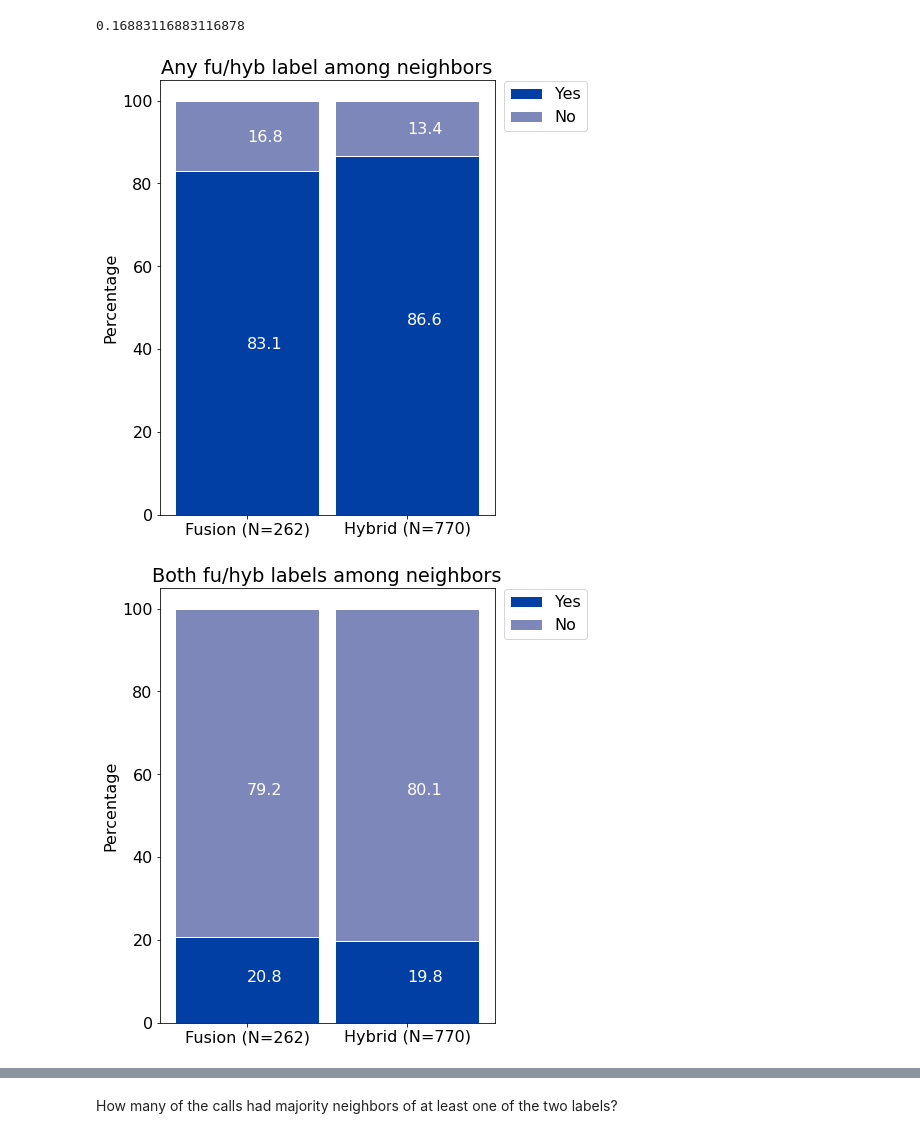
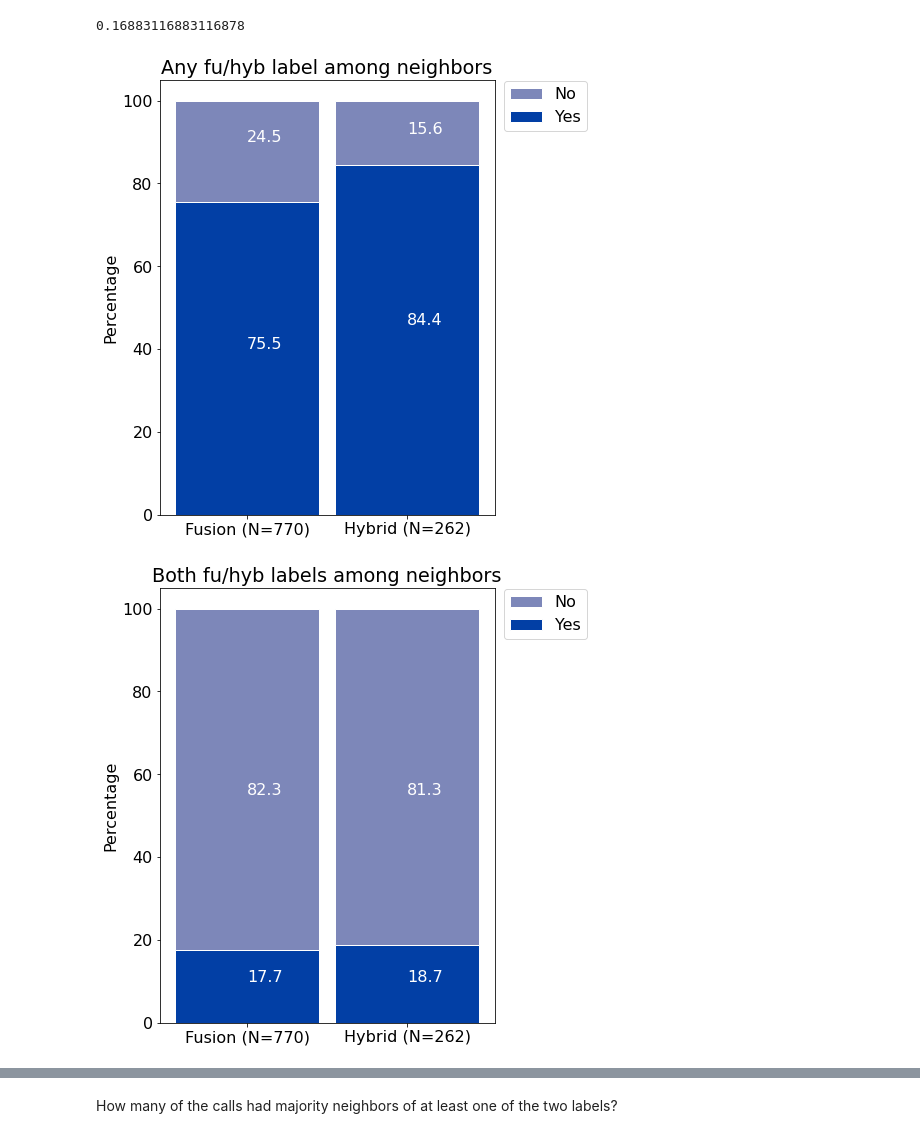
Before and after one commit to marathomas/meerkat, a Jupyter notebook: 06_meerkat_hyb_fu.ipynb, the cells around one changed output, grey strips where cells are left out. Saved outputs shown, nothing was run; the diff lists cells and outputs as text; code cells hidden in the pictures.

```diff
--- a/06_meerkat_hyb_fu.ipynb
+++ b/06_meerkat_hyb_fu.ipynb
@@ -1124,4 +1248,14 @@ for i in range(hybfu_classi.shape[0]):
   if ((hybfu_classi.loc[i,'first_label'] in neighbors) and (hybfu_classi.loc[i,'second_label'] in neighbors)):
     in_neighbors[i] = 1
 
-hybfu_classi['in_neighbors'] = in_neighbors
+hybfu_classi['both_in_neighbors'] = in_neighbors
+# %%
+hybfu_classi_neighbors = np.asarray(hybfu_classi[['neighbor_1', 'neighbor_2', 'neighbor_3', 'neighbor_4', 'neighbor_5']])
+in_neighbors = [0]* hybfu_classi.shape[0]
+
+for i in range(hybfu_classi.shape[0]):
+  neighbors = hybfu_classi_neighbors[i,:]
+  if ((hybfu_classi.loc[i,'first_label'] in neighbors) or (hybfu_classi.loc[i,'second_label'] in neighbors)):
+    in_neighbors[i] = 1
+
+hybfu_classi['any_in_neighbors'] = in_neighbors
@@ -1128,5 +1281,13 @@ hybfu_classi['in_neighbors'] = in_neighbors
 # %%
+any_percent = {}
+both_percent = {}
+pure_percent = {}
+total = {}
 for selected_type in ['HYB', 'fu']:
   hybfu_subset = hybfu_classi.loc[hybfu_classi['hybfu_type']==selected_type]
-  print(selected_type, ":", np.sum(hybfu_subset['in_neighbors']), "of", hybfu_subset.shape[0], "(",np.sum(hybfu_subset['in_neighbors'])/hybfu_subset.shape[0], ")" )
+  print(selected_type, ":", np.sum(hybfu_subset['any_in_neighbors']), "of", hybfu_subset.shape[0], "(",np.sum(hybfu_subset['any_in_neighbors'])/hybfu_subset.shape[0], ")" )
+  any_percent[selected_type] = np.sum(hybfu_subset['any_in_neighbors'])/hybfu_subset.shape[0]*100
+  both_percent[selected_type] = np.sum(hybfu_subset['both_in_neighbors'])/hybfu_subset.shape[0]*100
+  pure_percent[selected_type] = hybfu_classi.loc[(hybfu_classi['hybfu_type']==selected_type) & (hybfu_classi['pure_nbrhood']=='yes')].shape[0]/hybfu_subset.shape[0]*100
+  total[selected_type] = hybfu_subset.shape[0]
 # %% [output]
@@ -1144,46 +1305,45 @@ fu : 227 of 770 ( 0.2948051948051948 )
 from matplotlib import rc
 
  # y-axis in bold
 rc('font', weight='regular', size=16)
 plt.figure(figsize=(6,8))
 # Values of each group
-bars1 = [83.1168,86.6412]
-bars2 = [16.88311, 13.358779]
+bars1 = [any_percent['fu'],any_percent['HYB']]
+bars2 = [100-any_percent['fu'], 100-any_percent['HYB']]
 
 
 # Heights of bars1 + bars2
 bars = np.add(bars1, bars2).tolist()
 
 # The position of the bars on the x-axis
 r = [0,1]
 
 # Names of group and bar width
-names = ['Fusion (N=262)',
-         'Hybrid (N=770)']
+names = ['Fusion (N='+str(total['fu'])+')',
+         'Hybrid (N='+str(total['HYB'])+')']
 barWidth = 0.9
 
-# Create brown bars
+# Create  bars
+plt.bar(r, bars2, bottom=bars1, color="#7d87b9", edgecolor='white', width=barWidth, label="No")
 plt.bar(r, bars1, color="#023fa5", edgecolor='white', width=barWidth, label="Yes")
-# Create green bars (middle), on top of the firs ones
-plt.bar(r, bars2, bottom=bars1, color="#7d87b9", edgecolor='white', width=barWidth, label="No")
-# Create green bars (top)
+
 lgd = plt.legend(bbox_to_anchor=(1.3, 0.94), loc='right')
 plt.xticks(r, names, fontweight='regular')
 plt.ylabel('Percentage')
 
-plt.text(0,40,'83.1', color="white")
-plt.text(0,90,'16.8', color="white")
+plt.text(0,40,str(round(any_percent['fu'],1)), color="white")
+plt.text(0,90,str(round((100-any_percent['fu']),1)), color="white")
 
-plt.text(1,46,'86.6', color="white")
-plt.text(1,92,'13.4',color="white")
+plt.text(1,46,str(round(any_percent['HYB'],1)), color="white")
+plt.text(1,92,str(round((100-any_percent['HYB']),1)),color="white")
 
 plt.title('Any fu/hyb label among neighbors')
 # Show graphic
 #plt.show()
 #plt.savefig(FIGURES+'hybfu_majorityvotes.png', dpi=1200)
 plt.savefig(FIGURES+'hybfu_majorityvotes.png', bbox_extra_artists=(lgd,), bbox_inches='tight')
 # %% [output]
-[figure, old version]
+[figure, new version]
 # %%
 from matplotlib import rc
 
@@ -1191,8 +1351,8 @@ from matplotlib import rc
 rc('font', weight='regular', size=16)
 plt.figure(figsize=(6,8))
 # Values of each group
-bars1 = [20.7792, 19.847328]
-bars2 = [79.2208, 80.152672]
+bars1 = [both_percent['fu'],both_percent['HYB']]
+bars2 = [100-both_percent['fu'], 100-both_percent['HYB']]
 
 # Heights of bars1 + bars2
 bars = np.add(bars1, bars2).tolist()
@@ -1201,29 +1361,31 @@ bars = np.add(bars1, bars2).tolist()
 r = [0,1]
 
 # Names of group and bar width
-names = ['Fusion (N=262)',
-         'Hybrid (N=770)']
+names = ['Fusion (N='+str(total['fu'])+')',
+         'Hybrid (N='+str(total['HYB'])+')']
 barWidth = 0.9
 
-# Create brown bars
+# Create  bars
+plt.bar(r, bars2, bottom=bars1, color="#7d87b9", edgecolor='white', width=barWidth, label="No")
 plt.bar(r, bars1, color="#023fa5", edgecolor='white', width=barWidth, label="Yes")
-# Create green bars (middle), on top of the firs ones
-plt.bar(r, bars2, bottom=bars1, color="#7d87b9", edgecolor='white', width=barWidth, label="No")
-# Create green bars (top)
+
 lgd=plt.legend(bbox_to_anchor=(1.3, 0.94), loc='right')
 plt.xticks(r, names, fontweight='regular')
 plt.ylabel('Percentage')
 
-plt.text(0,10,'20.8', color="white")
-plt.text(0,55,'79.2', color="white")
 
-plt.text(1,10,'19.8', color="white")
-plt.text(1,55,'80.1',color="white")
+plt.text(0,10,str(round(both_percent['fu'],1)), color="white")
+plt.text(0,55,str(round((100-both_percent['fu']),1)), color="white")
+
+plt.text(1,10,str(round(both_percent['HYB'],1)), color="white")
+plt.text(1,55,str(round((100-both_percent['HYB']),1)),color="white")
+
+
 
 plt.title('Both fu/hyb labels among neighbors')
 # Show graphic
 #plt.show()
 #plt.savefig(FIGURES+'hybfu_majorityvotes.png', dpi=1200)
-plt.savefig(FIGURES+'hybfu_both.png', bbox_extra_artists=(lgd,), bbox_inches='tight')
+plt.savefig(FIGURES+'hybfu_both_onlymixed.png', bbox_extra_artists=(lgd,), bbox_inches='tight')
 # %% [output]
-[figure, old version]
+[figure, new version]
```
Also changed, not shown: parts of 60 cells of this notebook.
